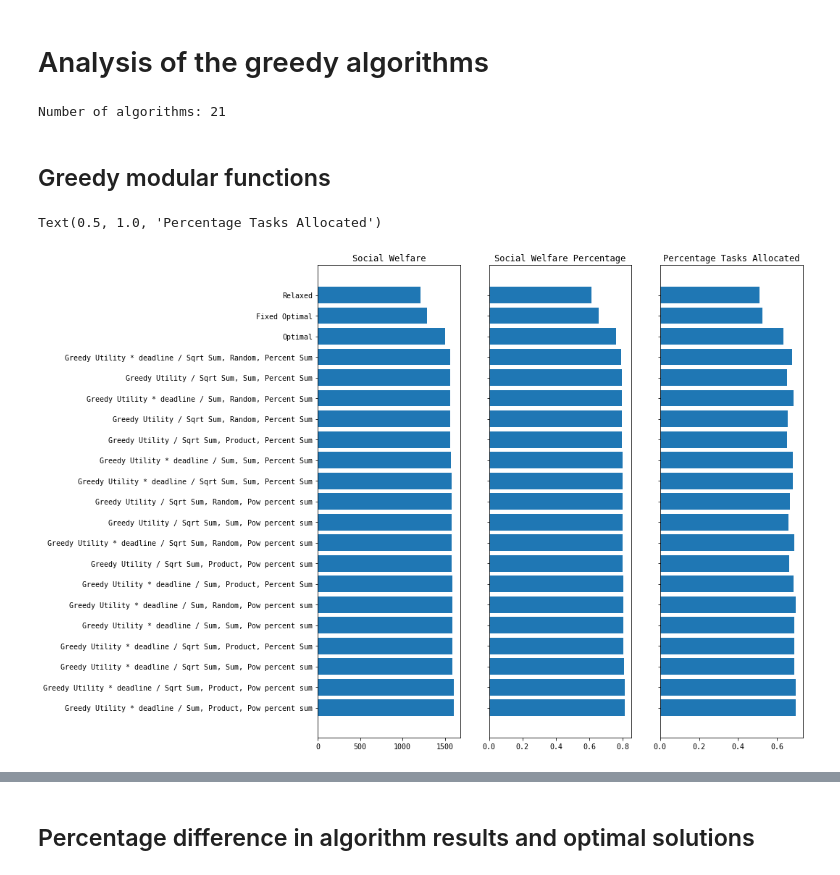
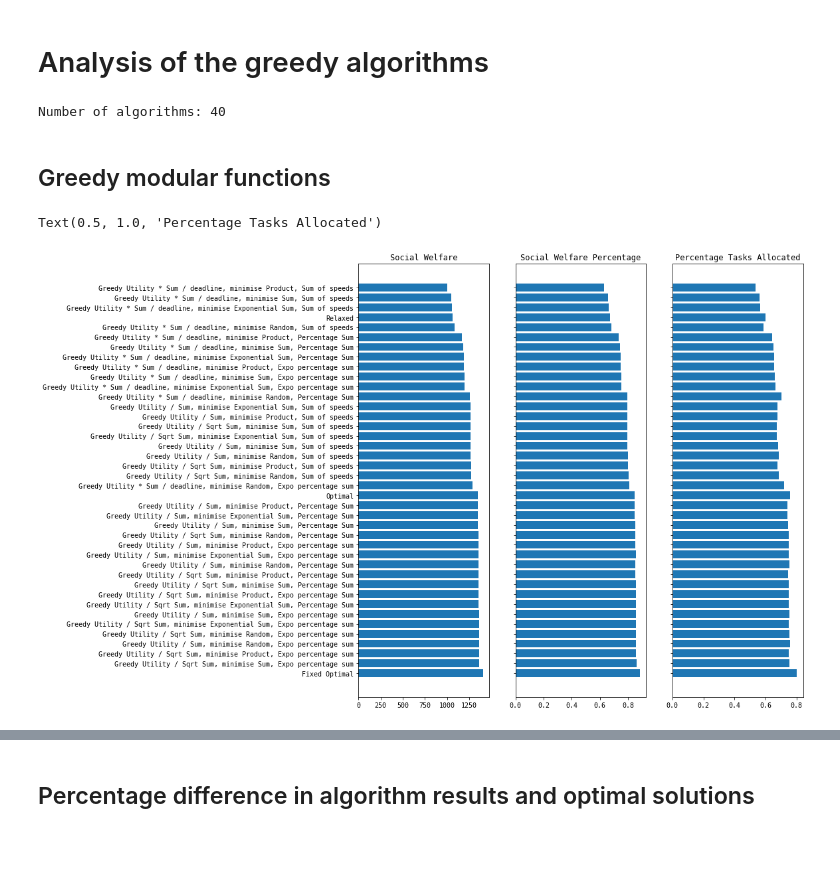
Before and after one commit to pseudo-rnd-thoughts/Elastic-Resource-Allocation, a Jupyter notebook: analysis/greedy.ipynb, the cells around one changed output, grey strips where cells are left out. Drawn from its saved outputs; the diff is of its cells as text; code cells hidden in the pictures; blank space fills up the shorter version.

Commit message:
Update to use Caroline's model

```diff
--- a/analysis/greedy.ipynb
+++ b/analysis/greedy.ipynb
@@ -15,8 +15,9 @@ import seaborn as sns
 matplotlib.rcParams['font.family'] = "monospace"
 %matplotlib inline
 # %%
-# results_filename = "../data/greedy_caroline_oneshot_40_total.json"
-results_filename = "../data/greedy_fog v2__40_8_07-07_22-31-36.json"
+results_filename = "../data/greedy_caroline_40.json"
+# results_filename = "../data/greedy_basic_v3_40.json"
+# results_filename = "../data/greedy_paper_40_8_07-07_22-31-36.json"
 
 with open(results_filename) as file:
     results_data = json.load(file)
@@ -33,7 +34,7 @@ for model_results in results_data:
 
 print(f'Number of algorithms: {len(algorithm_results)}')
 # %% [output]
-Number of algorithms: 21
+Number of algorithms: 40
 # %% [markdown]
 ## Greedy modular functions
 # %%
@@ -57,18 +58,20 @@ algorithm_df = algorithm_df.sort_values(by='social welfare', ascending=False)
 # %%
 system_fig, (ax_social_welfare, ax_social_welfare_percent, ax_percentage_tasks_allocated) = plt.subplots(1, 3, figsize=(12,12))
 ax_social_welfare.barh(algorithm_df['name'], algorithm_df['social welfare'])
 ax_social_welfare.set_title('Social Welfare')
 
 ax_social_welfare_percent.barh(algorithm_df['name'], algorithm_df['social welfare percent'])
 plt.setp(ax_social_welfare_percent.get_yticklabels(), visible=False)
+ax_social_welfare_percent.set_xticks(np.arange(0, 1.2, 0.2))
 ax_social_welfare_percent.set_title('Social Welfare Percentage')
 
 ax_percentage_tasks_allocated.barh(algorithm_df['name'], algorithm_df['percentage tasks allocated'])
 plt.setp(ax_percentage_tasks_allocated.get_yticklabels(), visible=False)
+ax_percentage_tasks_allocated.set_xticks(np.arange(0, 1.2, 0.2))
 ax_percentage_tasks_allocated.set_title('Percentage Tasks Allocated')
 # %% [output]
 Text(0.5, 1.0, 'Percentage Tasks Allocated')
-[figure, old version]
+[figure, new version]
 # %%
 server_fig, (ax_storage_used, ax_computation_used,
              ax_bandwidth_used, ax_num_tasks_allocated_used) = plt.subplots(1, 4, figsize=(12,12))
```
Also changed, not shown: parts of 4 cells of this notebook.
